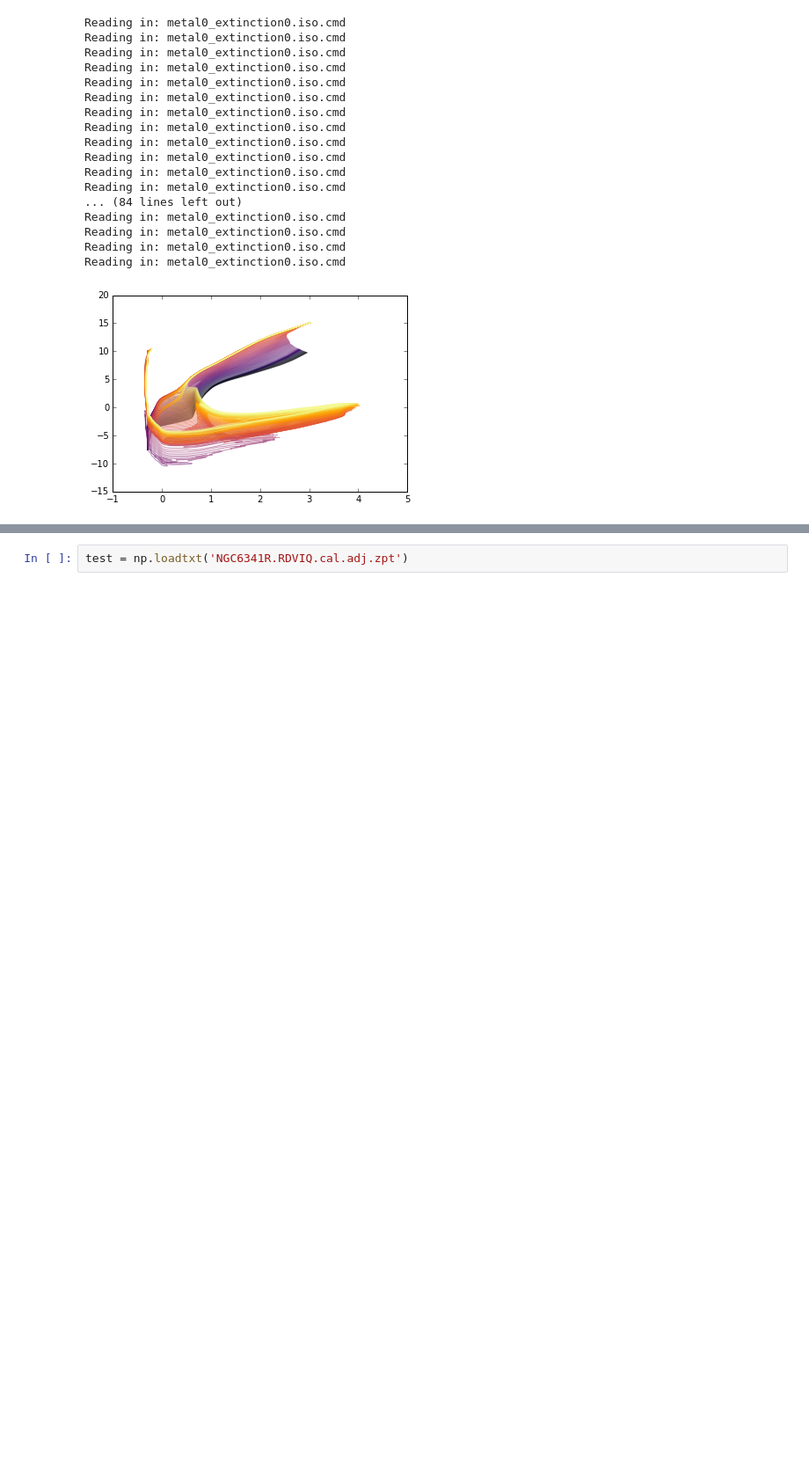
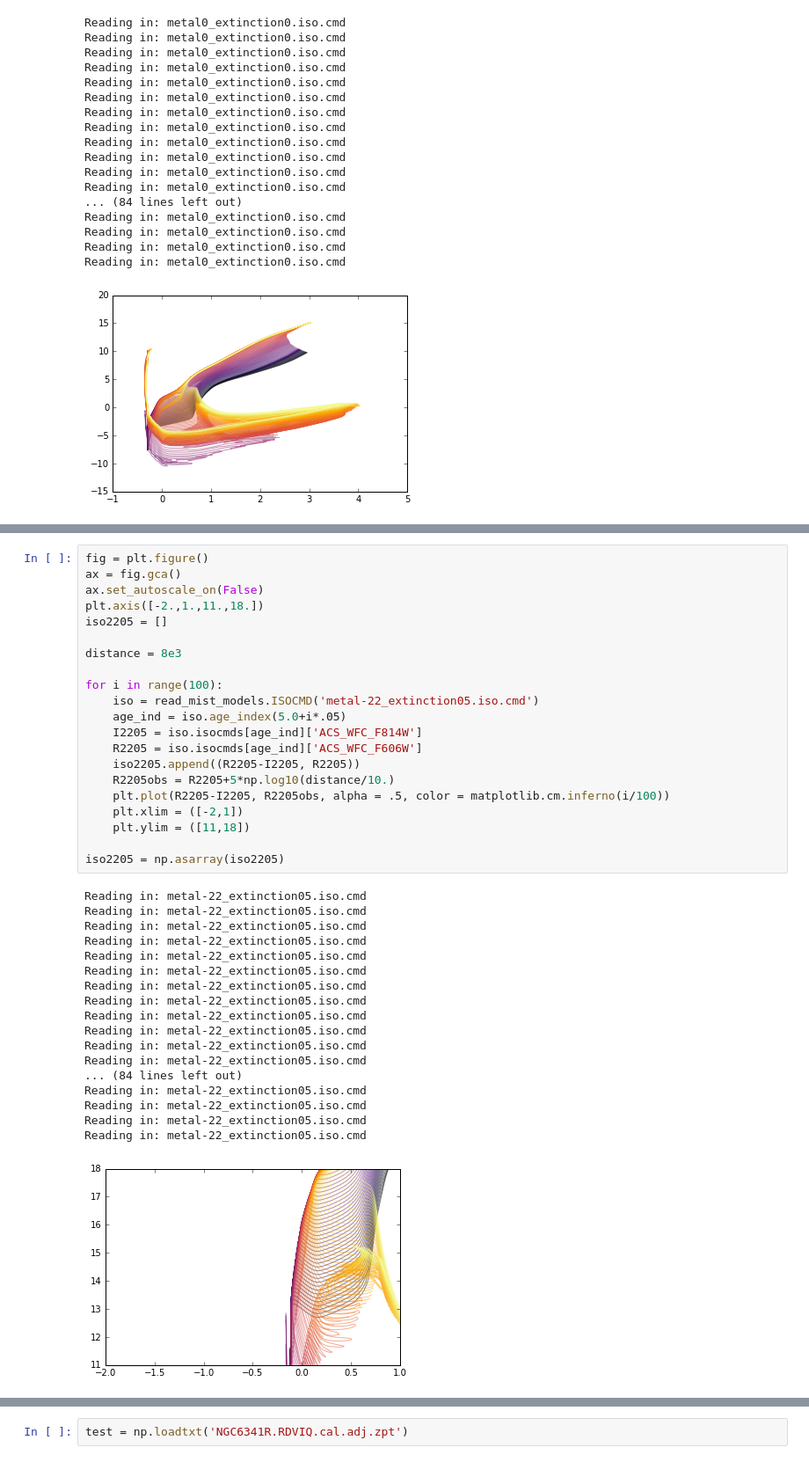
Before and after one commit to MaxGenecov/StellarPopulations, a Jupyter notebook: Homework3Problem1.ipynb, the cells around one changed output, grey strips where cells are left out. Shown: that part at 88% size. Cells and saved outputs as stored; diff of their text form; blank space fills up the shorter version.

```diff
--- a/Homework3Problem1.ipynb
+++ b/Homework3Problem1.ipynb
@@ -129,0 +139,40 @@ Reading in: metal-22_extinction0.iso.cmd
+# %%
+fig = plt.figure()
+ax = fig.gca()
+ax.set_autoscale_on(False)
+plt.axis([-2.,1.,11.,18.])
+iso2205 = []
+
+distance = 8e3
+
+for i in range(100):
+    iso = read_mist_models.ISOCMD('metal-22_extinction05.iso.cmd')
+    age_ind = iso.age_index(5.0+i*.05)
+    I2205 = iso.isocmds[age_ind]['ACS_WFC_F814W']
+    R2205 = iso.isocmds[age_ind]['ACS_WFC_F606W']
+    iso2205.append((R2205-I2205, R2205))
+    R2205obs = R2205+5*np.log10(distance/10.)
+    plt.plot(R2205-I2205, R2205obs, alpha = .5, color = matplotlib.cm.inferno(i/100))
+    plt.xlim = ([-2,1])
+    plt.ylim = ([11,18])
+
+iso2205 = np.asarray(iso2205)
+# %% [output]
+Reading in: metal-22_extinction05.iso.cmd
+Reading in: metal-22_extinction05.iso.cmd
+Reading in: metal-22_extinction05.iso.cmd
+Reading in: metal-22_extinction05.iso.cmd
+Reading in: metal-22_extinction05.iso.cmd
+Reading in: metal-22_extinction05.iso.cmd
+Reading in: metal-22_extinction05.iso.cmd
+Reading in: metal-22_extinction05.iso.cmd
+Reading in: metal-22_extinction05.iso.cmd
+Reading in: metal-22_extinction05.iso.cmd
+Reading in: metal-22_extinction05.iso.cmd
+Reading in: metal-22_extinction05.iso.cmd
+... (84 lines left out)
+Reading in: metal-22_extinction05.iso.cmd
+Reading in: metal-22_extinction05.iso.cmd
+Reading in: metal-22_extinction05.iso.cmd
+Reading in: metal-22_extinction05.iso.cmd
+[figure, added]
```
Also changed, not shown: parts of 23 cells of this notebook, 33 other files.
